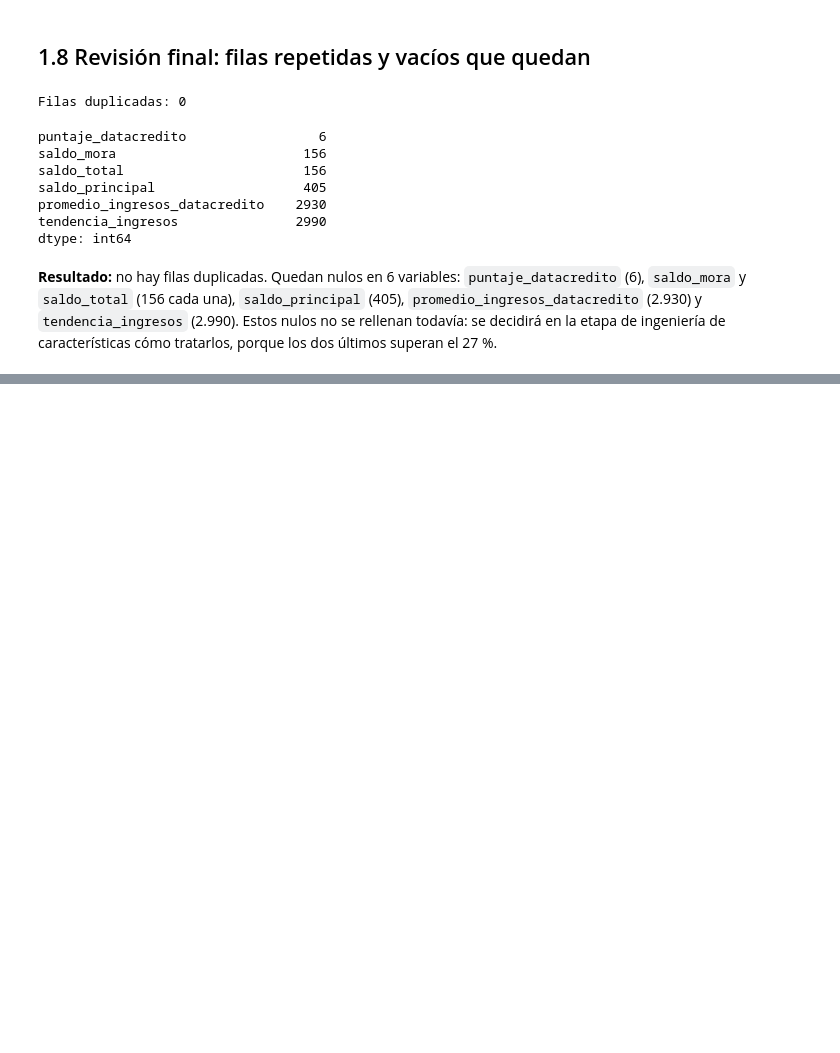
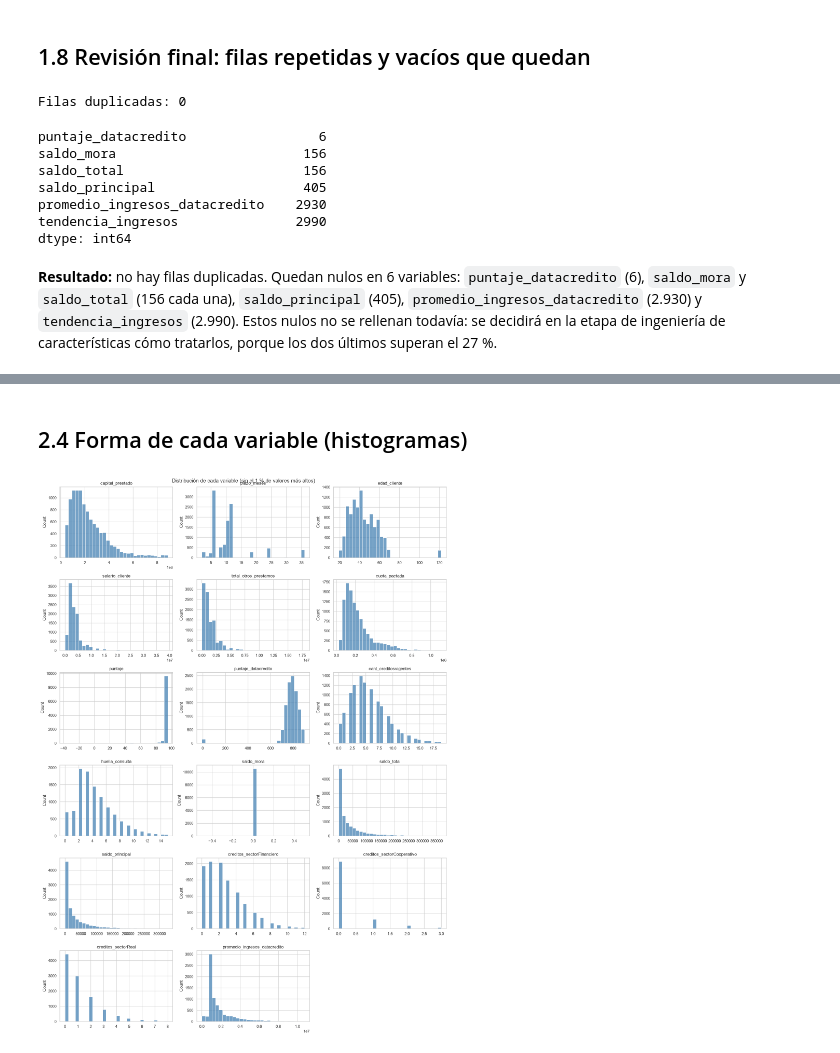
Before and after one commit to jullsm038/Trabajo-final-ML, a Jupyter notebook: mlops_pipeline/comprension_eda.ipynb, the cells around one changed output, grey strips where cells are left out. Drawn from its saved outputs; the diff is of its cells as text; code cells hidden in the pictures; blank space fills up the shorter version.

Commit message:
EDA: parte 2 Analisis variables por separado

```diff
--- a/mlops_pipeline/comprension_eda.ipynb
+++ b/mlops_pipeline/comprension_eda.ipynb
@@ -194,0 +198,4 @@ dtype: int64
+# %%
+columnas_numericas = df.select_dtypes(include="number").columns.drop("Pago_atiempo").tolist()
+columnas_categoricas = ["tipo_credito", "tipo_laboral", "tendencia_ingresos"]
+print(len(columnas_numericas), columnas_numericas)
@@ -194,0 +278,18 @@ dtype: int64
+# %% [markdown]
+## 2.4 Forma de cada variable (histogramas)
+# %%
+fig, axes = plt.subplots(6, 3, figsize=(16, 22))
+axes = axes.flatten()
+for i, c in enumerate(columnas_numericas):
+    serie = df[c].dropna()
+    serie = serie[serie <= serie.quantile(0.99)]
+    sns.histplot(serie, bins=30, ax=axes[i], color="steelblue")
+    axes[i].set_title(c)
+    axes[i].set_xlabel("")
+for j in range(len(columnas_numericas), len(axes)):
+    axes[j].axis("off")
+plt.suptitle("Distribución de cada variable (sin el 1 % de valores más altos)")
+plt.tight_layout()
+plt.show()
+# %% [output]
+[figure, added]
```
Also changed, not shown: parts of 21 cells of this notebook.
